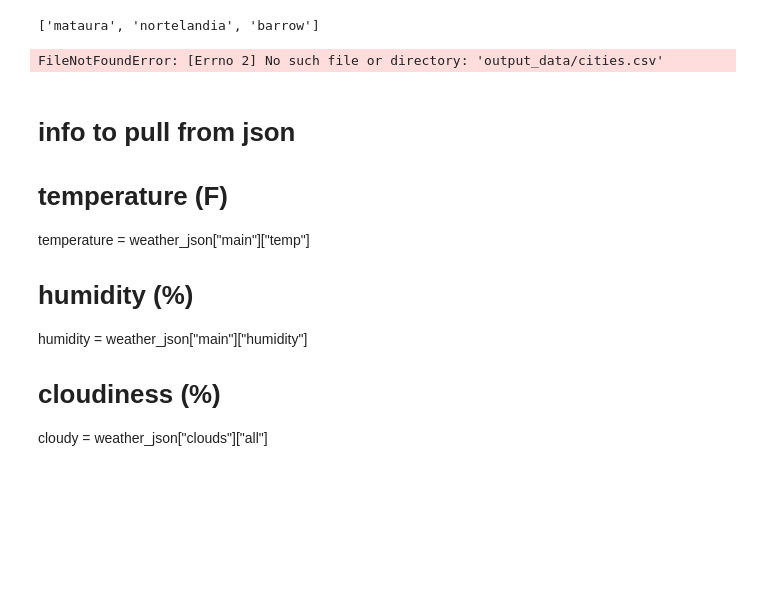
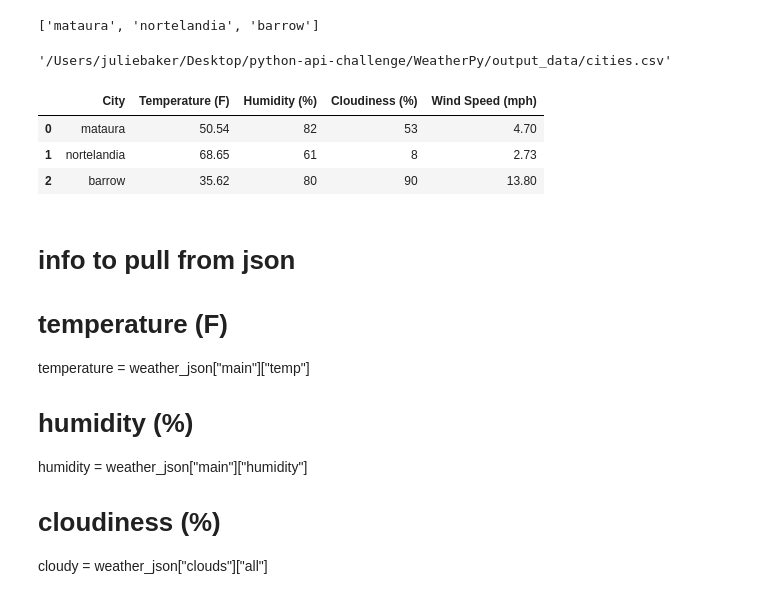
Before and after one commit to juliemcbaker/python-api-challenge, a Jupyter notebook: WeatherPy/WeatherPy.ipynb, the cells around one changed output. Drawn from its saved outputs; the diff is of its cells as text; code cells hidden in the pictures; blank space fills up the shorter version.

Commit message:
Comipiling data fully functional.

```diff
--- a/WeatherPy/WeatherPy.ipynb
+++ b/WeatherPy/WeatherPy.ipynb
@@ -166,15 +163,25 @@ weather_json
 save_city
 # %% [output]
 ['mataura', 'nortelandia', 'barrow']
+# %%
+output_data_file
+# %% [output]
+'/Users/juliebaker/Desktop/python-api-challenge/WeatherPy/output_data/cities.csv'
 # %%
 # compile data into single csv
 output_data = zip(save_city, temperature, humidity, cloudy, wind_speed)
 output_df = pd.DataFrame(output_data, columns=['City', 'Temperature (F)', 'Humidity (%)', 'Cloudiness (%)', 'Wind Speed (mph)'])
 
 # write csv
-output_df.to_csv(output_data_file, encoding='utf-8')
+with open (output_data_file, 'w') as wtf:
+    output_df.to_csv(output_data_file, encoding='utf-8')
-# %% [output]
-FileNotFoundError: [Errno 2] No such file or directory: 'output_data/cities.csv'
+# %%
+output_df
+# %% [output]
+|  | City | Temperature (F) | Humidity (%) | Cloudiness (%) | Wind Speed (mph) |
+| 0 | mataura | 50.54 | 82 | 53 | 4.70 |
+| 1 | nortelandia | 68.65 | 61 | 8 | 2.73 |
+| 2 | barrow | 35.62 | 80 | 90 | 13.80 |
 # %% [markdown]
 # info to pull from json
 
```
Also changed, not shown: parts of 4 cells of this notebook.
